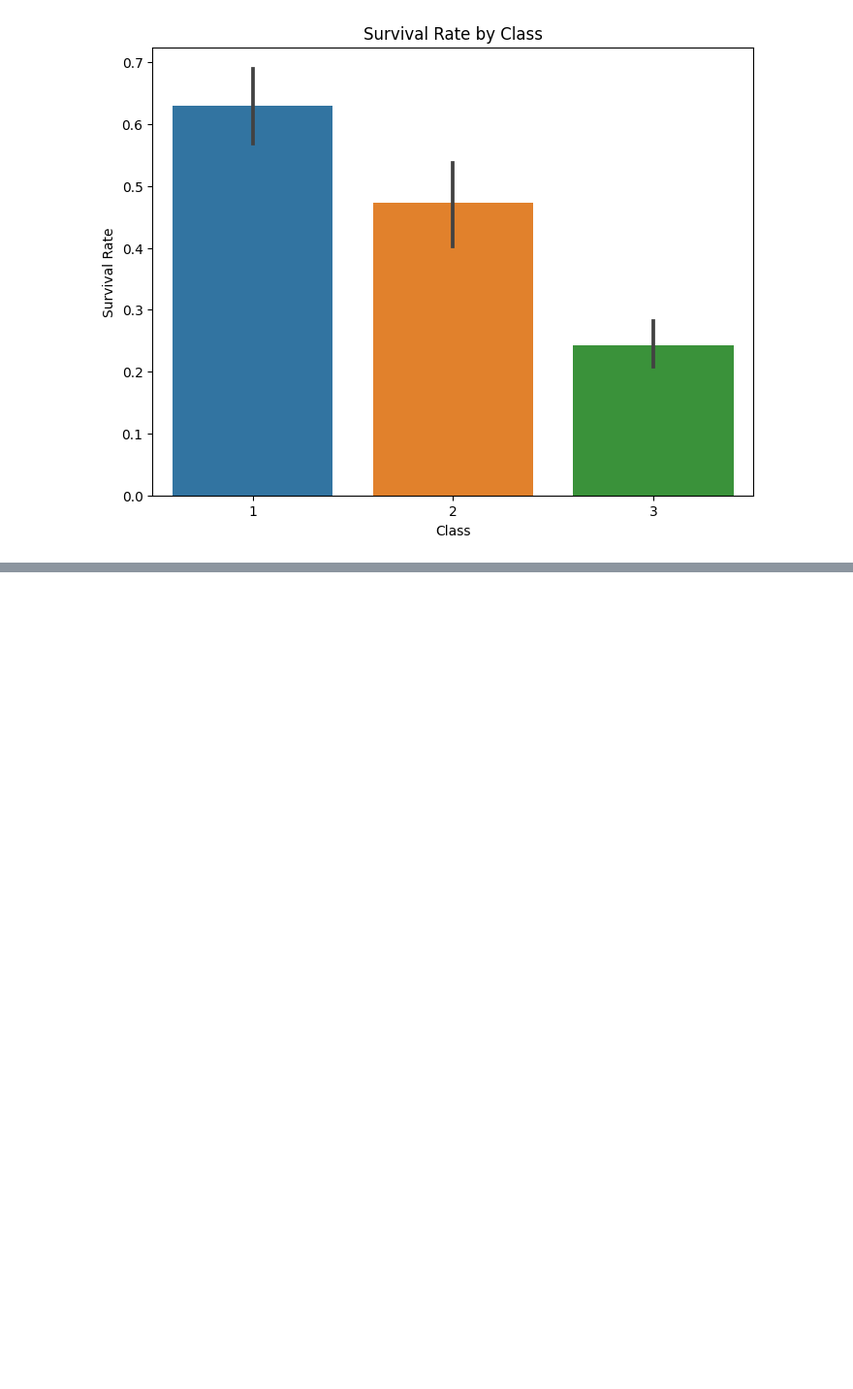
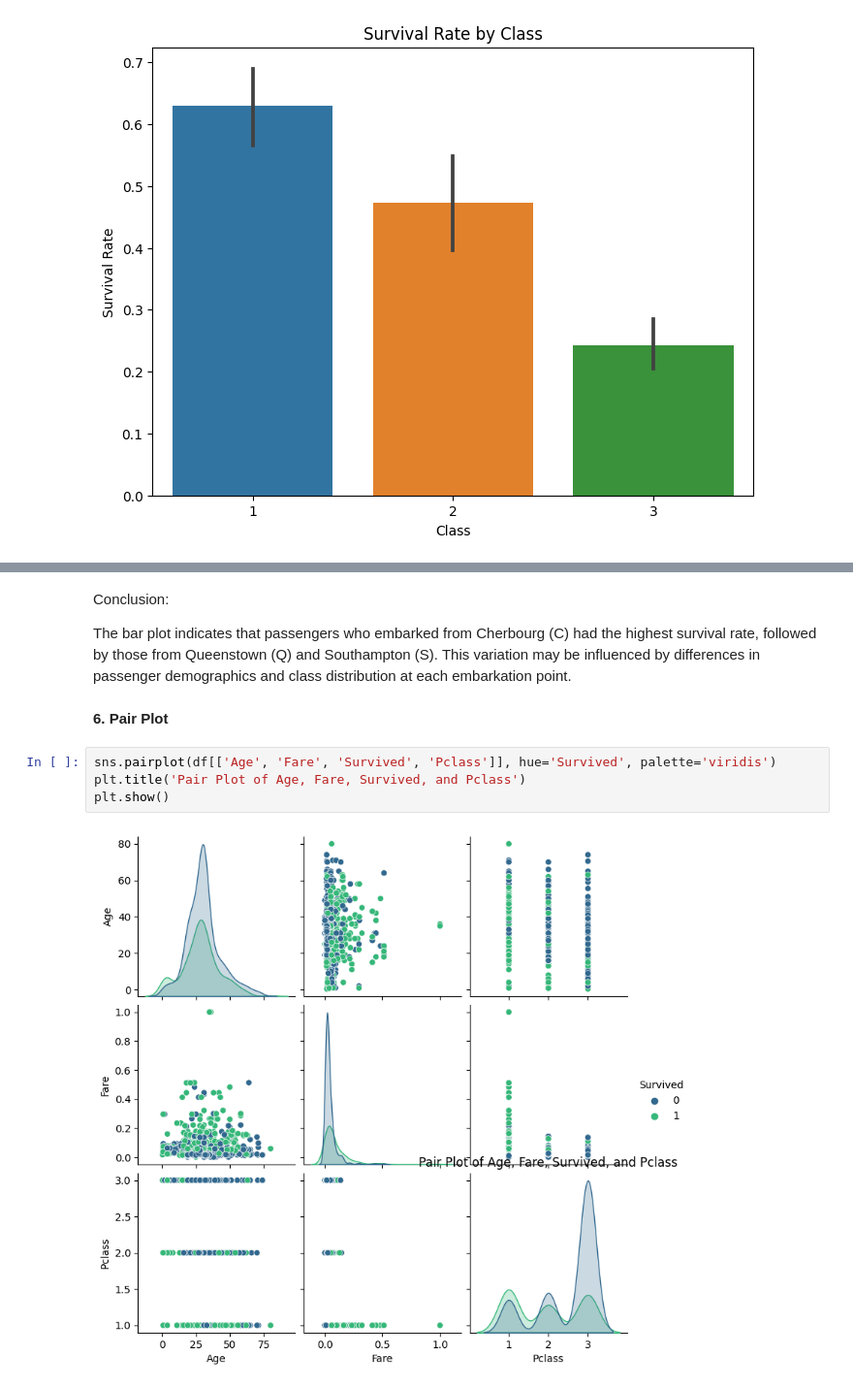
Before and after one commit to dbda-pooja/IONOS, a Jupyter notebook: titanic_project/titanic_data_analysis.ipynb, the cells around one changed output, grey strips where cells are left out. Shown at 97% size. Cells and saved outputs as stored; diff of their text form; blank space fills up the shorter version.

```diff
--- a/titanic_project/titanic_data_analysis.ipynb
+++ b/titanic_project/titanic_data_analysis.ipynb
@@ -139,0 +178,12 @@ plt.show()
+# %% [markdown]
+Conclusion:
+
+The bar plot indicates that passengers who embarked from Cherbourg (C) had the highest survival rate, followed by those from Queenstown (Q) and Southampton (S). This variation may be influenced by differences in passenger demographics and class distribution at each embarkation point.
+# %% [markdown]
+**6. Pair Plot**
+# %%
+sns.pairplot(df[['Age', 'Fare', 'Survived', 'Pclass']], hue='Survived', palette='viridis')
+plt.title('Pair Plot of Age, Fare, Survived, and Pclass')
+plt.show()
+# %% [output]
+[figure, added]
```
Also changed, not shown: parts of 12 cells of this notebook.
